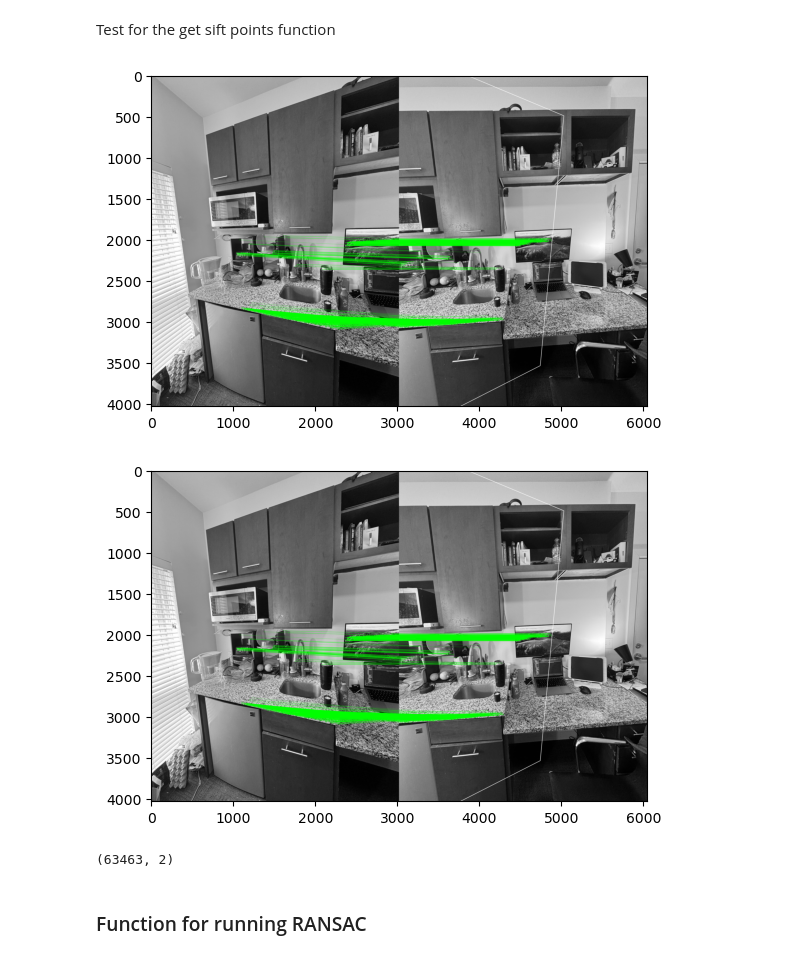
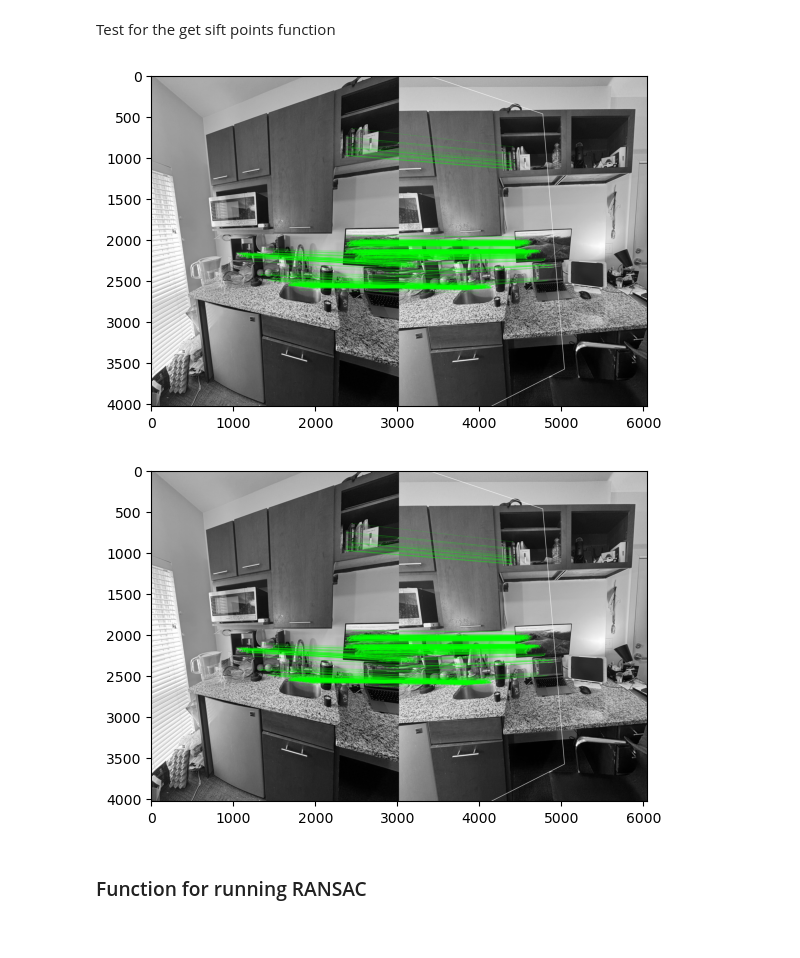
Before and after one commit to JasonSu14/Image_Stitching, a Jupyter notebook: image_stitching.ipynb, the cells around one changed output. Drawn from its saved outputs; the diff is of its cells as text; code cells hidden in the pictures.

```diff
--- a/image_stitching.ipynb
+++ b/image_stitching.ipynb
@@ -144,12 +219,14 @@ Test for the get sift points function
 # %%
 img1_path = "room_center.jpeg"
 img2_path = "room_left.jpeg"
-kp_pts, kp_im_pts = get_sift_points(img2_path, img1_path)
-print(kp_pts.shape)
+img1 = cv2.imread(img1_path)
+img2 = cv2.imread(img2_path)
+# kp_pts, kp_im_pts = get_sift_points(img2_path, img1_path)
+M = get_sift_points_cv(img2, img1)
+# print(kp_pts.shape)
 # %% [output]
-[figure, old version]
+[figure, new version]
-[figure, old version]
+[figure, new version]
-(63463, 2)
 # %% [markdown]
 ### Function for running RANSAC
 # %%
```
Also changed, not shown: parts of 13 cells of this notebook.
